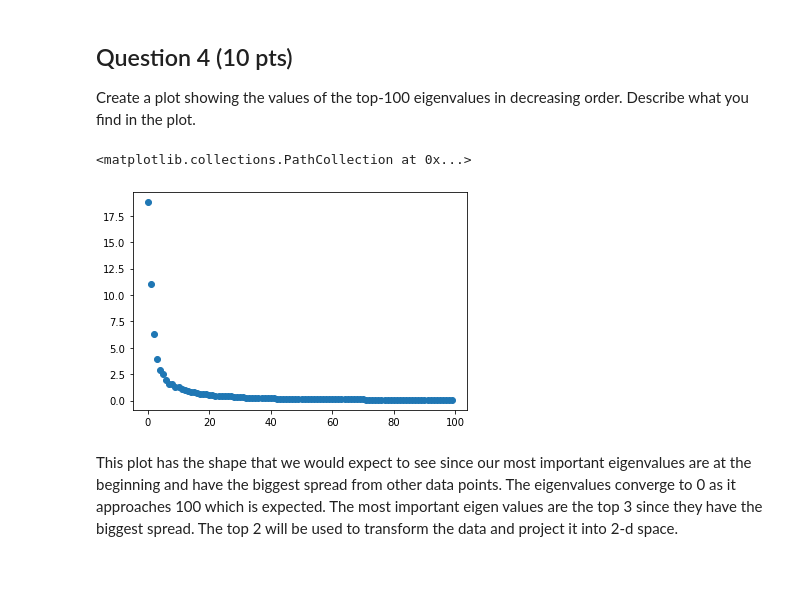
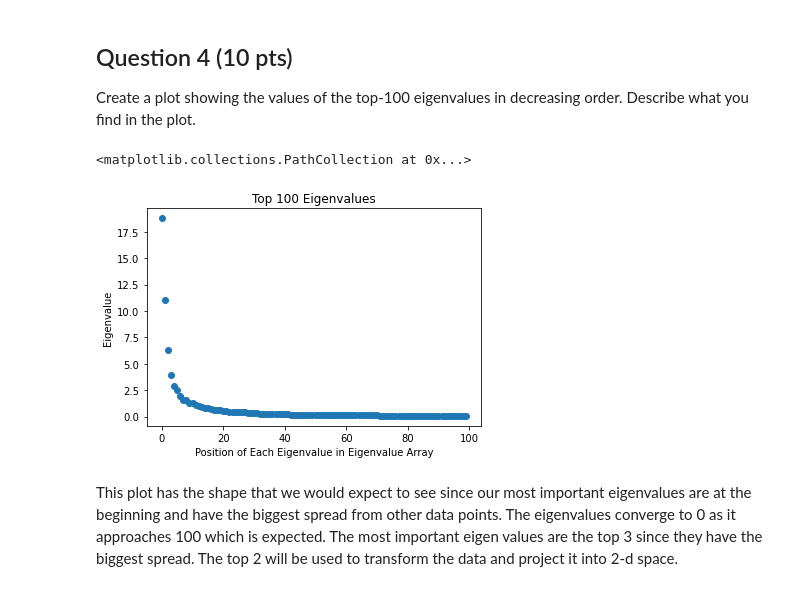
Before and after one commit to m-bowen/DSP-461-assignments, a Jupyter notebook: bowen_ha_02.ipynb, the cells around one changed output. Cells and saved outputs as stored; diff of their text form; code cells hidden in the pictures.

```diff
--- a/bowen_ha_02.ipynb
+++ b/bowen_ha_02.ipynb
@@ -99,10 +87,13 @@ The eigenfaces look like the images but with less definition. This is because th
 Create a plot showing the values of the top-100 eigenvalues in decreasing order.  Describe what you find in the plot.
 # %%
 # your answer here
+plt.title("Top 100 Eigenvalues")
+plt.xlabel("Position of Each Eigenvalue in Eigenvalue Array")
+plt.ylabel("Eigenvalue")
 plt.scatter(range(100), evals[:100])
 # %% [output]
 <matplotlib.collections.PathCollection at 0x...>
-[figure, old version]
+[figure, new version]
 # %% [markdown]
 This plot has the shape that we would expect to see since our most important eigenvalues are at the beginning and have the biggest spread from other data points. The eigenvalues converge to 0 as it approaches 100 which is expected. The most important eigen values are the top 3 since they have the biggest spread. The top 2 will be used to transform the data and project it into 2-d space.
 # %% [markdown]
```
Also changed, not shown: parts of 10 cells of this notebook.
